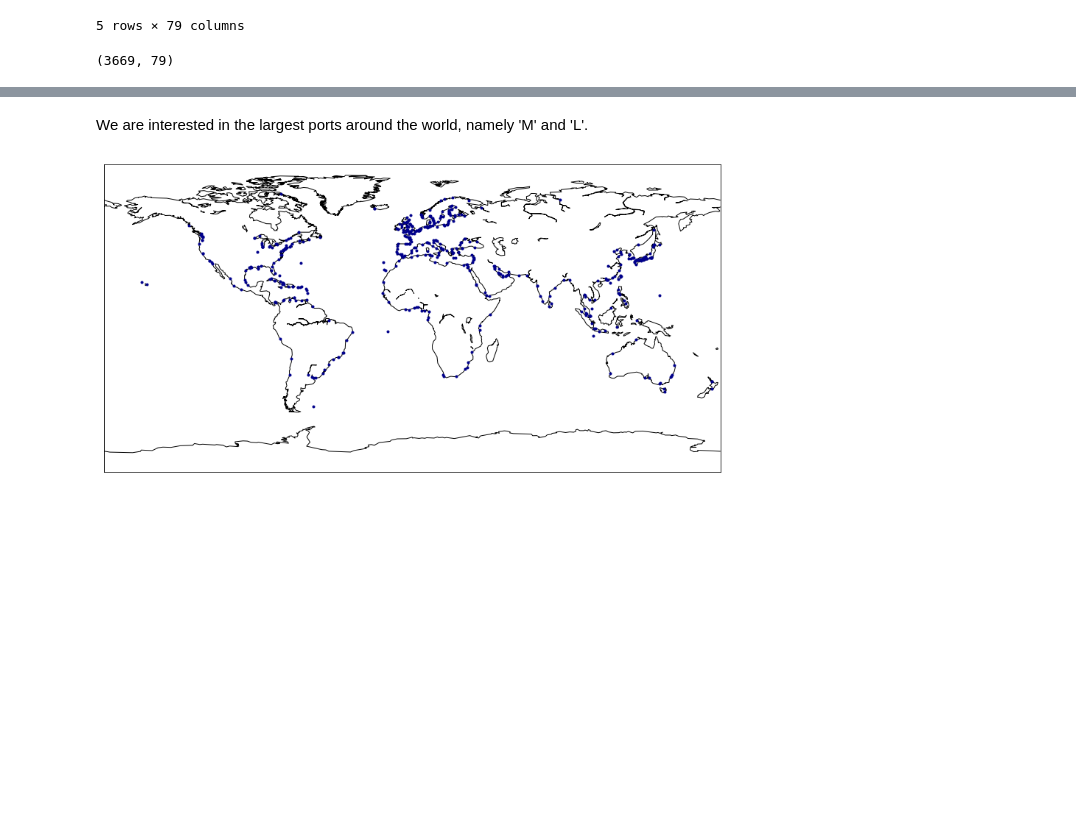
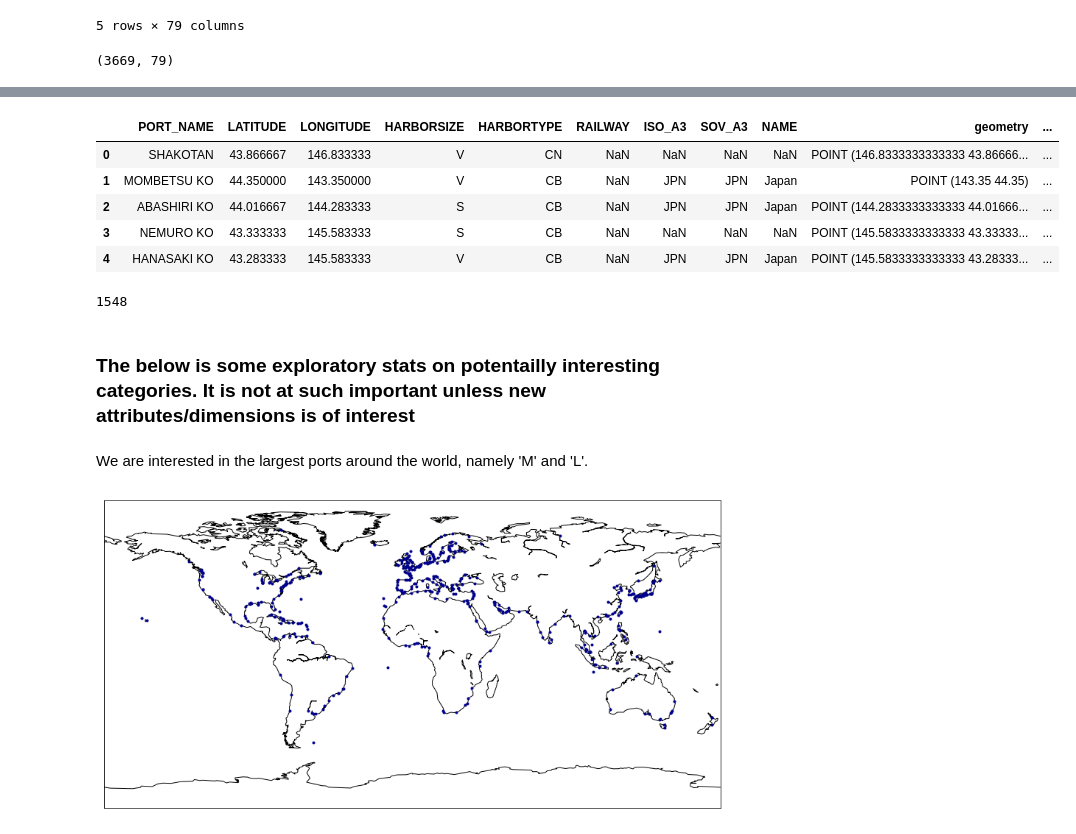
Before and after one commit to johnx25bd/casa-digital-visualisation, a Jupyter notebook: data/DataProcessing_BM.ipynb, the cells around one changed output, grey strips where cells are left out. Saved outputs shown, nothing was run; the diff lists cells and outputs as text; code cells hidden in the pictures; blank space fills up the shorter version.

```diff
--- a/data/DataProcessing_BM.ipynb
+++ b/data/DataProcessing_BM.ipynb
@@ -430,0 +368,4 @@ array(['V', 'S', 'M', 'L', None], dtype=object)
+# %%
+ports = gpd.sjoin(ports_1,countries,how='left')
+# %%
+ports = ports[['PORT_NAME','LATITUDE','LONGITUDE','HARBORSIZE','HARBORTYPE','RAILWAY','ISO_A3','SOV_A3','NAME','geometry']]
@@ -430,0 +381,24 @@ array(['V', 'S', 'M', 'L', None], dtype=object)
+# %%
+isoCodesPorts = []
+for i,iso in enumerate(ports.ISO_A3):
+    if iso == '-99':
+        isoCodesPorts.append(ports.SOV_A3.loc[i])
+    else:
+        isoCodesPorts.append(ports.ISO_A3.loc[i])
+# %%
+ports['ISO3'] = isoCodesPorts
+# %%
+ports.head()
+# %% [output]
+|  | PORT_NAME | LATITUDE | LONGITUDE | HARBORSIZE | HARBORTYPE | RAILWAY | ISO_A3 | SOV_A3 | NAME | geometry | ... |
+| 0 | SHAKOTAN | 43.866667 | 146.833333 | V | CN | NaN | NaN | NaN | NaN | POINT (146.8333333333333 43.86666... | ... |
+| 1 | MOMBETSU KO | 44.350000 | 143.350000 | V | CB | NaN | JPN | JPN | Japan | POINT (143.35 44.35) | ... |
+| 2 | ABASHIRI KO | 44.016667 | 144.283333 | S | CB | NaN | JPN | JPN | Japan | POINT (144.2833333333333 44.01666... | ... |
+| 3 | NEMURO KO | 43.333333 | 145.583333 | S | CB | NaN | NaN | NaN | NaN | POINT (145.5833333333333 43.33333... | ... |
+| 4 | HANASAKI KO | 43.283333 | 145.583333 | V | CB | NaN | JPN | JPN | Japan | POINT (145.5833333333333 43.28333... | ... |
+# %%
+ports.ISO3=ports.ISO3.astype(str)
+# How many ports do not have a ISO3 code?
+sum([1 if iso == 'nan' else 0 for iso in ports.ISO3])
+# %% [output]
+1548
@@ -431,3 +413,5 @@ array(['V', 'S', 'M', 'L', None], dtype=object)
+# %% [markdown]
+### The below is some exploratory stats on potentailly interesting categories. It is not at such important unless new attributes/dimensions is of interest
 # %% [markdown]
 We are interested in the largest ports around the world, namely 'M' and 'L'.
 # %%
```
Also changed, not shown: parts of 106 cells of this notebook, 7 other files.
